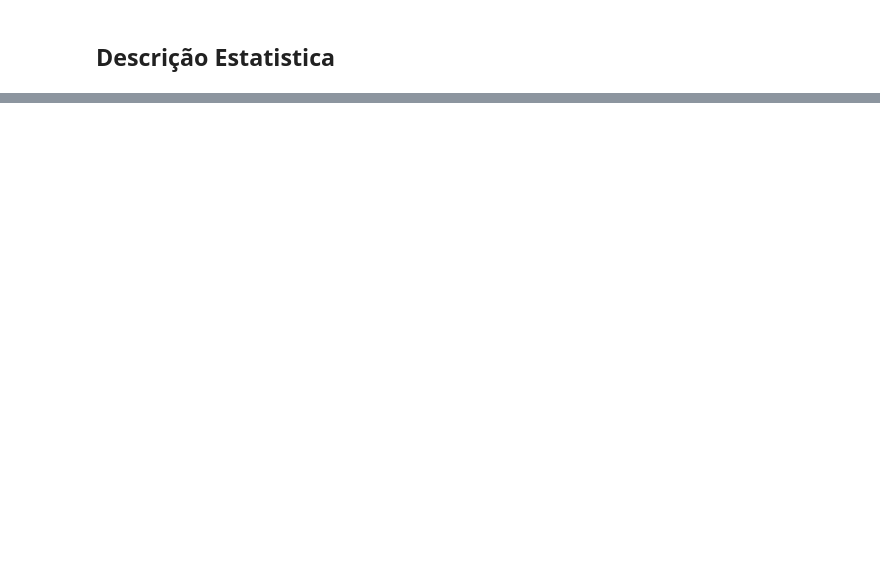
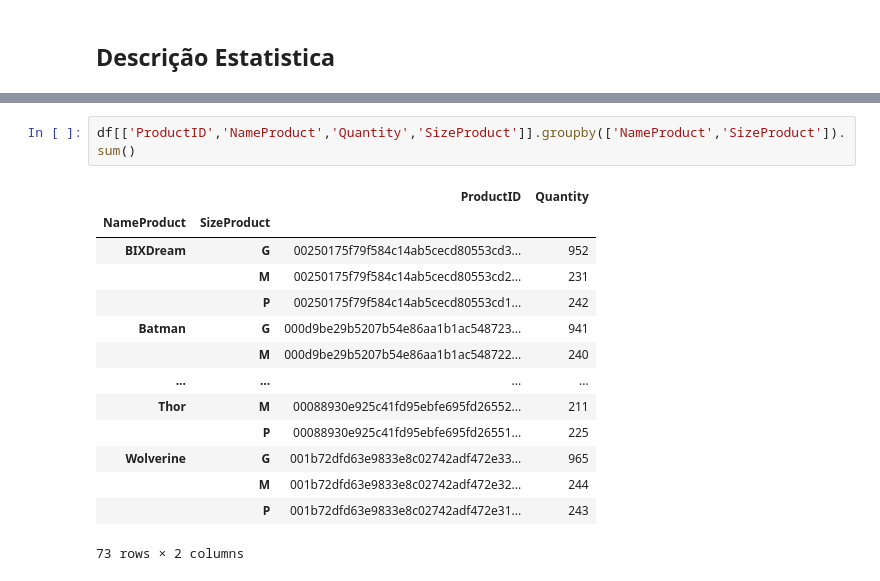
Before and after one commit to webluc/bix, a Jupyter notebook: bix.ipynb, the cells around one changed output, grey strips where cells are left out. Cells and saved outputs as stored; diff of their text form; blank space fills up the shorter version.

```diff
--- a/bix.ipynb
+++ b/bix.ipynb
@@ -211,0 +195,17 @@ sns.scatterplot( x='ClientID', y='StoreID', data = df_vendas )
+# %%
+df[['ProductID','NameProduct','Quantity','SizeProduct']].groupby(['NameProduct','SizeProduct']).sum()
+# %% [output]
+|  |  | ProductID | Quantity |
+| NameProduct | SizeProduct |  |  |
+| BIXDream | G | 00250175f79f584c14ab5cecd80553cd3... | 952 |
+|  | M | 00250175f79f584c14ab5cecd80553cd2... | 231 |
+|  | P | 00250175f79f584c14ab5cecd80553cd1... | 242 |
+| Batman | G | 000d9be29b5207b54e86aa1b1ac548723... | 941 |
+|  | M | 000d9be29b5207b54e86aa1b1ac548722... | 240 |
+| ... | ... | ... | ... |
+| Thor | M | 00088930e925c41fd95ebfe695fd26552... | 211 |
+|  | P | 00088930e925c41fd95ebfe695fd26551... | 225 |
+| Wolverine | G | 001b72dfd63e9833e8c02742adf472e33... | 965 |
+|  | M | 001b72dfd63e9833e8c02742adf472e32... | 244 |
+|  | P | 001b72dfd63e9833e8c02742adf472e31... | 243 |
+73 rows × 2 columns
```
Also changed, not shown: parts of 23 cells of this notebook.
